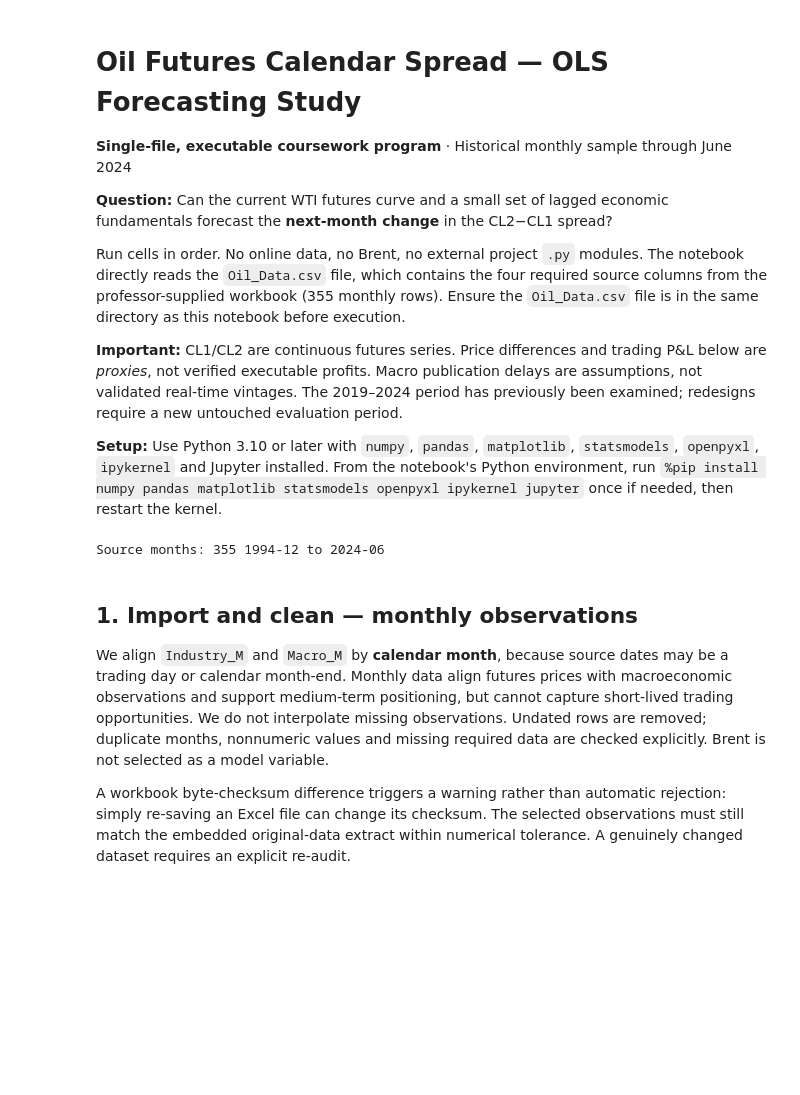
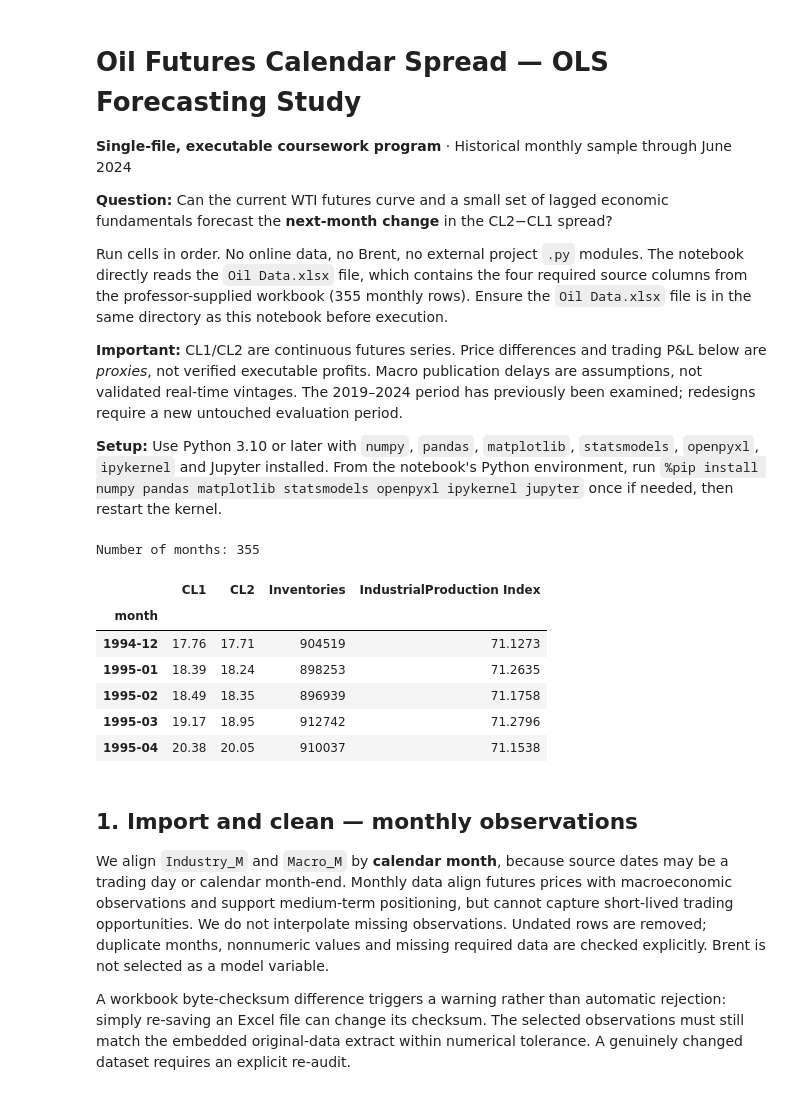
Before and after one commit to seifzogheibi/Group14-Econometrics, a Jupyter notebook: Oil_Spread_OLS_Single_Notebook.ipynb, the cells around one changed output. Saved outputs shown, nothing was run; the diff lists cells and outputs as text; code cells hidden in the pictures; blank space fills up the shorter version.

Commit message:
updated to use excel

```diff
--- a/Oil_Spread_OLS_Single_Notebook.ipynb
+++ b/Oil_Spread_OLS_Single_Notebook.ipynb
@@ -4,7 +4,7 @@
 
 **Question:** Can the current WTI futures curve and a small set of lagged economic fundamentals forecast the **next-month change** in the CL2−CL1 spread?
 
-Run cells in order. No online data, no Brent, no external project `.py` modules. The notebook directly reads the `Oil_Data.csv` file, which contains the four required source columns from the professor-supplied workbook (355 monthly rows). Ensure the `Oil_Data.csv` file is in the same directory as this notebook before execution.
+Run cells in order. No online data, no Brent, no external project `.py` modules. The notebook directly reads the `Oil Data.xlsx` file, which contains the four required source columns from the professor-supplied workbook (355 monthly rows). Ensure the `Oil Data.xlsx` file is in the same directory as this notebook before execution.
 
 **Important:** CL1/CL2 are continuous futures series. Price differences and trading P&L below are *proxies*, not verified executable profits. Macro publication delays are assumptions, not validated real-time vintages. The 2019–2024 period has previously been examined; redesigns require a new untouched evaluation period.
 
@@ -27,19 +26,68 @@ FEATURES = ['spread','spread_change','inventory_growth','ip_growth']
 OLS_SPECS = {'OLS2': FEATURES[:2], 'OLS3': FEATURES[:3], 'OLS4': FEATURES}
 VALID_START, VALID_END, TEST_START = pd.Period('2015-01','M'), pd.Period('2018-12','M'), pd.Period('2019-01','M')
 # %%
-# A compressed CSV extract of ONLY month, CL1, CL2, Inventories and IndustrialProduction Index.
-# This was extracted without changing numeric observations from the professor-supplied Oil Data.xlsx.
-# This cell contains DATA, not another model or an external download.
-import pandas as pd
+# Read only the two required Excel worksheets
+industry = pd.read_excel('Oil Data.xlsx', sheet_name='Industry_M')
+macro = pd.read_excel('Oil Data.xlsx', sheet_name='Macro_M')
 
-# Directly read the Excel file
-monthly = pd.read_excel('Oil_Data.xlsx', sheet_name='Industry_M')
-monthly['month'] = pd.PeriodIndex(monthly['Date'], freq='M')
-monthly = monthly.set_index('month')
+# Clean column names
+industry.columns = industry.columns.str.strip()
+macro.columns = macro.columns.str.strip()
 
-print('Source months:', len(monthly), monthly.index.min(), 'to', monthly.index.max())
+# Select only the columns we actually need
+industry = industry[['Date', 'CL1', 'CL2', 'Inventories']].copy()
+macro = macro[['Date', 'IndustrialProduction Index']].copy()
+
+# Convert dates to datetime format
+industry['Date'] = pd.to_datetime(industry['Date'], errors='coerce')
+macro['Date'] = pd.to_datetime(macro['Date'], errors='coerce')
+
+# Remove records without valid dates
+industry = industry.dropna(subset=['Date'])
+macro = macro.dropna(subset=['Date'])
+
+# Convert dates into monthly periods
+industry['month'] = industry['Date'].dt.to_period('M')
+macro['month'] = macro['Date'].dt.to_period('M')
+
+# Check for duplicate months
+assert not industry['month'].duplicated().any()
+assert not macro['month'].duplicated().any()
+
+# Set month as the index
+industry = industry.set_index('month').sort_index()
+macro = macro.set_index('month').sort_index()
+
+# Verify that both worksheets cover the same months
+assert industry.index.equals(macro.index)
+
+# Combine industry and macroeconomic variables
+monthly = industry[['CL1', 'CL2', 'Inventories']].join(
+    macro[['IndustrialProduction Index']]
+)
+
+# Convert selected variables to numeric values
+for column in monthly.columns:
+    monthly[column] = pd.to_numeric(monthly[column], errors='raise')
+
+# Final data checks
+assert not monthly.isna().any().any()
+assert (monthly[['Inventories', 'IndustrialProduction Index']] > 0).all().all()
+assert monthly.index.equals(
+    pd.period_range(monthly.index.min(), monthly.index.max(), freq='M')
+)
+
+print('Number of months:', len(monthly))
+display(monthly.head())
 # %% [output]
-Source months: 355 1994-12 to 2024-06
+Number of months: 355
+|  | CL1 | CL2 | Inventories | IndustrialProduction Index |
+| month |  |  |  |  |
+| 1994-12 | 17.76 | 17.71 | 904519 | 71.1273 |
+| 1995-01 | 18.39 | 18.24 | 898253 | 71.2635 |
+| 1995-02 | 18.49 | 18.35 | 896939 | 71.1758 |
+| 1995-03 | 19.17 | 18.95 | 912742 | 71.2796 |
+| 1995-04 | 20.38 | 20.05 | 910037 | 71.1538 |
 # %% [markdown]
 ## 1. Import and clean — monthly observations
 We align `Industry_M` and `Macro_M` by **calendar month**, because source dates may be a trading day or calendar month-end. Monthly data align futures prices with macroeconomic observations and support medium-term positioning, but cannot capture short-lived trading opportunities. We do not interpolate missing observations. Undated rows are removed; duplicate months, nonnumeric values and missing required data are checked explicitly. Brent is not selected as a model variable.
```
Also changed, not shown: parts of 10 cells of this notebook, 1 other file.
